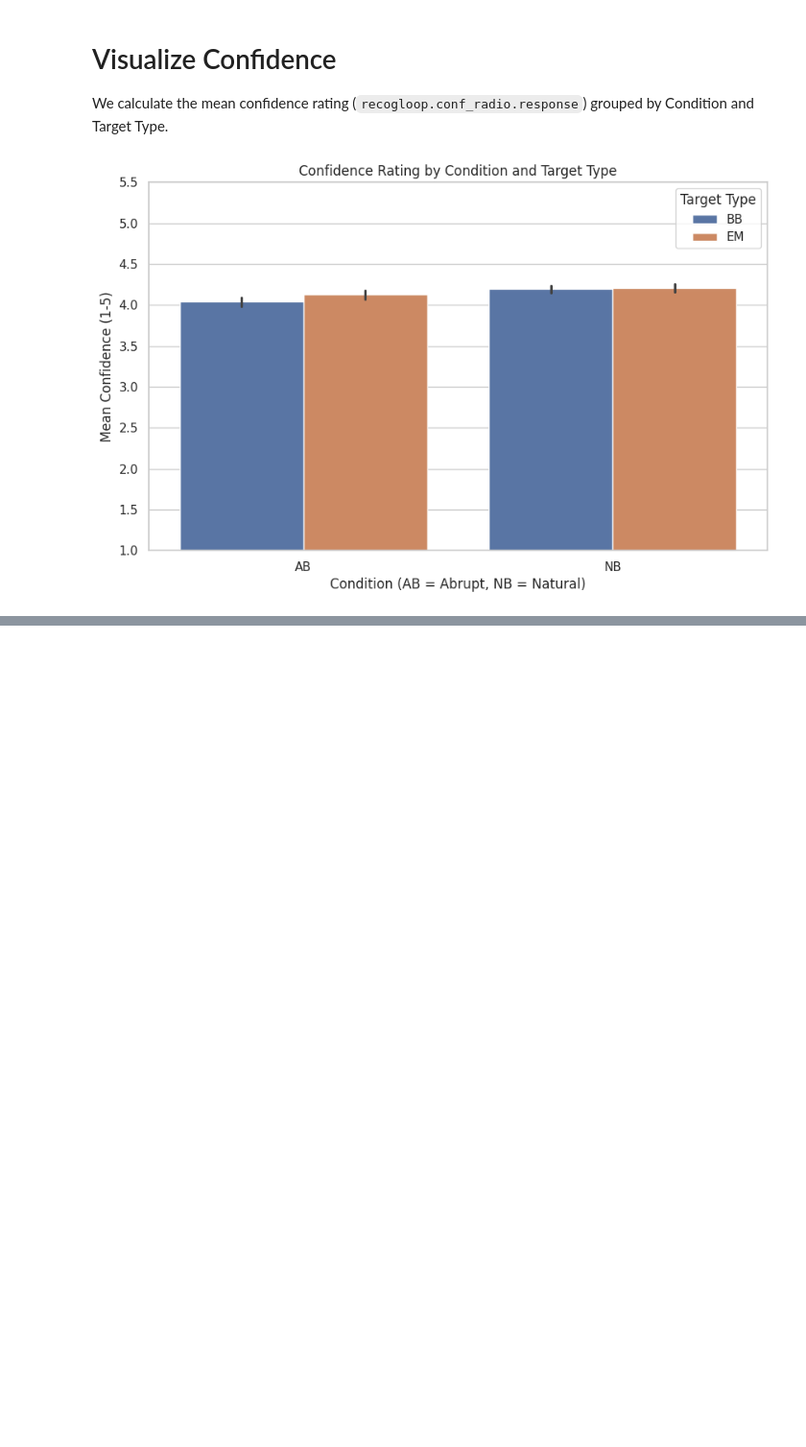
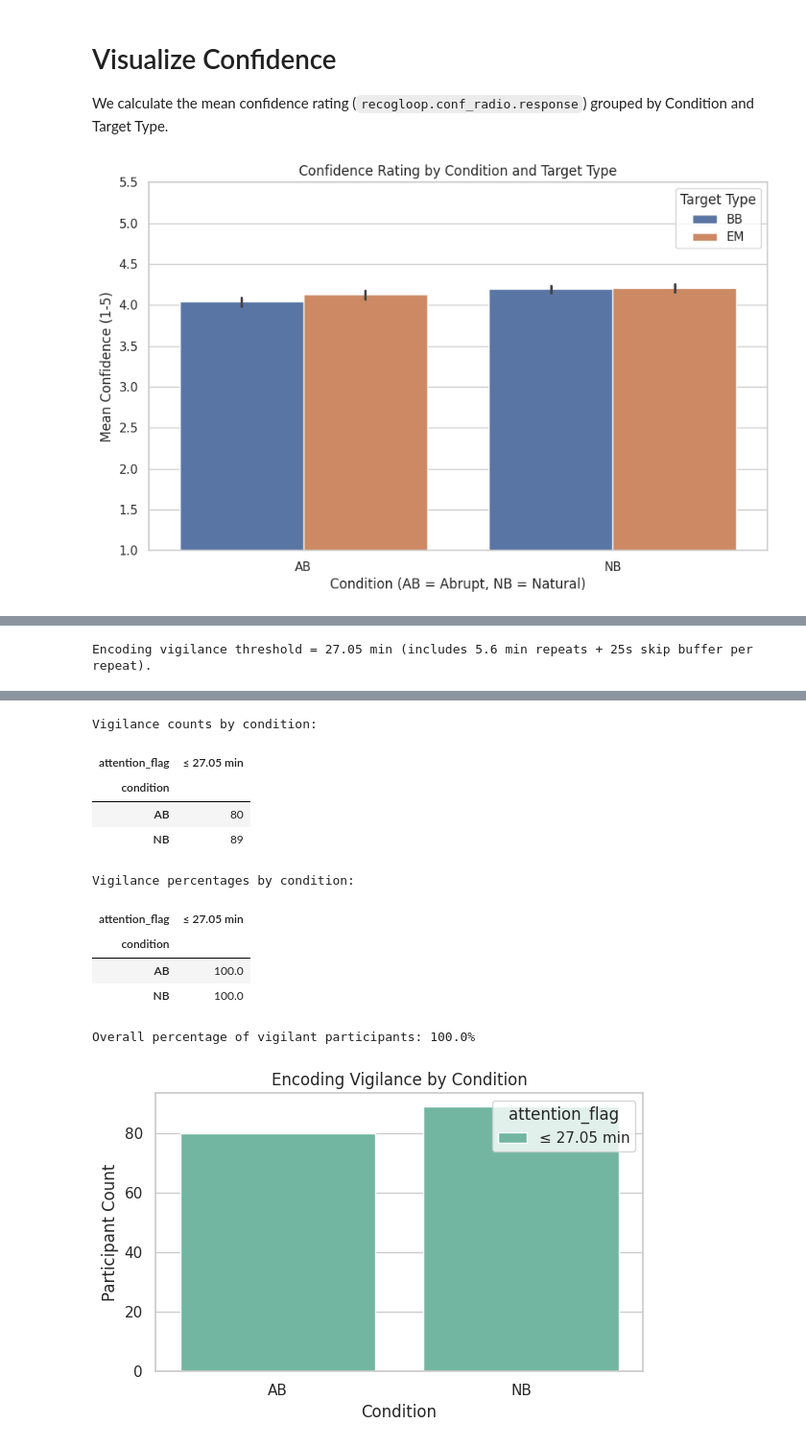
Before and after one commit to KartikVij2302/Movie-Memory-Analysis, a Jupyter notebook: visualisation.ipynb, the cells around one changed output, grey strips where cells are left out. Shown at 96% size. Cells and saved outputs as stored; diff of their text form; code cells hidden in the pictures; blank space fills up the shorter version.

```diff
--- a/visualisation.ipynb
+++ b/visualisation.ipynb
@@ -263,0 +418,68 @@ else:
+# %%
+# Evaluate encoding-stage vigilance from the instruction-to-video window
+required_cols = {'instruction_2.stopped', 'Videos.stopped'}
+missing_cols = [col for col in required_cols if col not in combined_df.columns]
+if missing_cols:
+    print(f"Cannot compute vigilance because columns are missing: {missing_cols}")
+else:
+    time_subset = combined_df[['participant_id', 'condition', 'instruction_2.stopped', 'Videos.stopped']].copy()
+    time_subset['instruction_stop_dt'] = pd.to_datetime(time_subset['instruction_2.stopped'], errors='coerce')
+    time_subset['video_stop_dt'] = pd.to_datetime(time_subset['Videos.stopped'], errors='coerce')
+
+    vigilance = (time_subset
+                 .groupby(['participant_id', 'condition'])
+                 .agg(encoding_start=('instruction_stop_dt', 'min'),
+                      encoding_end=('video_stop_dt', 'max'))
+                 .reset_index())
+    vigilance = vigilance.dropna(subset=['encoding_start', 'encoding_end'])
+
+    if vigilance.empty:
+        print('No complete encoding windows were available to score vigilance.')
+    else:
+        vigilance['encoding_minutes'] = ((vigilance['encoding_end'] - vigilance['encoding_start'])
+                                         .dt.total_seconds() / 60).round(2)
+
+        REPEATED_VIDEOS_MIN = 5.6  # Total time occupied by the five repeat clips
+        REPEAT_SKIP_SEC = 25         # Buffer assumed per repeat before participants skipped
+        ENCODING_THRESHOLD_MIN = 27.05
+
+        vigilance['attentive'] = vigilance['encoding_minutes'] <= ENCODING_THRESHOLD_MIN
+        vigilance['attention_flag'] = vigilance['attentive'].map({True: '≤ 27.05 min', False: '> 27.05 min'})
+        vigilance['overage_minutes'] = (vigilance['encoding_minutes'] - ENCODING_THRESHOLD_MIN).round(2)
+
+        print("Encoding vigilance threshold = "
+              f"{ENCODING_THRESHOLD_MIN} min (includes {REPEATED_VIDEOS_MIN} min repeats + "
+              f"{REPEAT_SKIP_SEC}s skip buffer per repeat).")
+        display_cols = ['participant_id', 'condition', 'encoding_minutes', 'attention_flag', 'overage_minutes']
+        display(vigilance.sort_values('encoding_minutes', ascending=False)[display_cols].head(20))
+
+        flagged = vigilance.loc[~vigilance['attentive']]
+        if not flagged.empty:
+            print('\nParticipants exceeding the vigilance window:')
+            display(flagged.sort_values('encoding_minutes', ascending=False)[display_cols])
+
+        vigilance_summary = (vigilance
+                             .groupby(['condition', 'attention_flag'])
+                             .size()
+                             .unstack(fill_value=0)
+                             .astype(int))
+        print('\nVigilance counts by condition:')
+        display(vigilance_summary)
+
+        # Calculate and print percentages
+        vigilance_pct = vigilance_summary.div(vigilance_summary.sum(axis=1), axis=0) * 100
+        print('\nVigilance percentages by condition:')
+        display(vigilance_pct.round(2))
+
+        overall_vigilant_pct = (vigilance['attentive'].sum() / len(vigilance) * 100)
+        print(f'\nOverall percentage of vigilant participants: {overall_vigilant_pct:.1f}%')
+
+        fig, ax = plt.subplots(figsize=(6, 4))
+        sns.countplot(data=vigilance, x='condition', hue='attention_flag', palette='Set2', ax=ax)
+        ax.set_title('Encoding Vigilance by Condition')
+        ax.set_xlabel('Condition')
+        ax.set_ylabel('Participant Count')
+        plt.tight_layout()
+        plt.show()
+# %% [output]
+Encoding vigilance threshold = 27.05 min (includes 5.6 min repeats + 25s skip buffer per repeat).
@@ -263,0 +503,12 @@ else:
+Vigilance counts by condition:
+| attention_flag | ≤ 27.05 min |
+| condition |  |
+| AB | 80 |
+| NB | 89 |
+Vigilance percentages by condition:
+| attention_flag | ≤ 27.05 min |
+| condition |  |
+| AB | 100.0 |
+| NB | 100.0 |
+Overall percentage of vigilant participants: 100.0%
+[figure, added]
```
Also changed, not shown: parts of 13 cells of this notebook.
